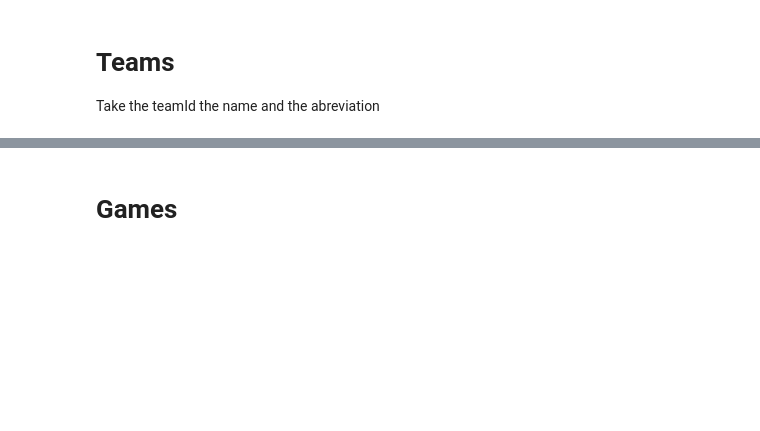
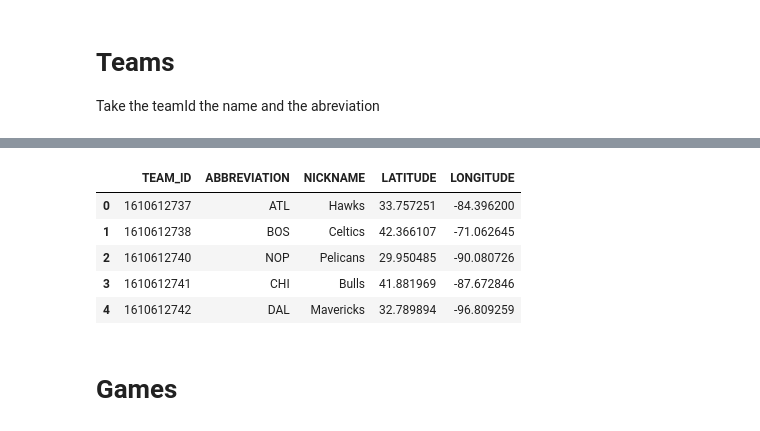
Before and after one commit to MathieuDesponds/Data-visualization-NBA-data-story, a Jupyter notebook: eda/data_selection.ipynb, the cells around one changed output, grey strips where cells are left out. Cells and saved outputs as stored; diff of their text form; code cells hidden in the pictures; blank space fills up the shorter version.

```diff
--- a/eda/data_selection.ipynb
+++ b/eda/data_selection.ipynb
@@ -79,3 +98,12 @@ teams_summary.to_csv("../data_web/teams_summary.csv")
+# %%
+teams_summary.head()
+# %% [output]
+|  | TEAM_ID | ABBREVIATION | NICKNAME | LATITUDE | LONGITUDE |
+| 0 | 1610612737 | ATL | Hawks | 33.757251 | -84.396200 |
+| 1 | 1610612738 | BOS | Celtics | 42.366107 | -71.062645 |
+| 2 | 1610612740 | NOP | Pelicans | 29.950485 | -90.080726 |
+| 3 | 1610612741 | CHI | Bulls | 41.881969 | -87.672846 |
+| 4 | 1610612742 | DAL | Mavericks | 32.789894 | -96.809259 |
 # %% [markdown]
 # Games
 # %% [markdown]
```
Also changed, not shown: parts of 11 cells of this notebook, 5 other files.
